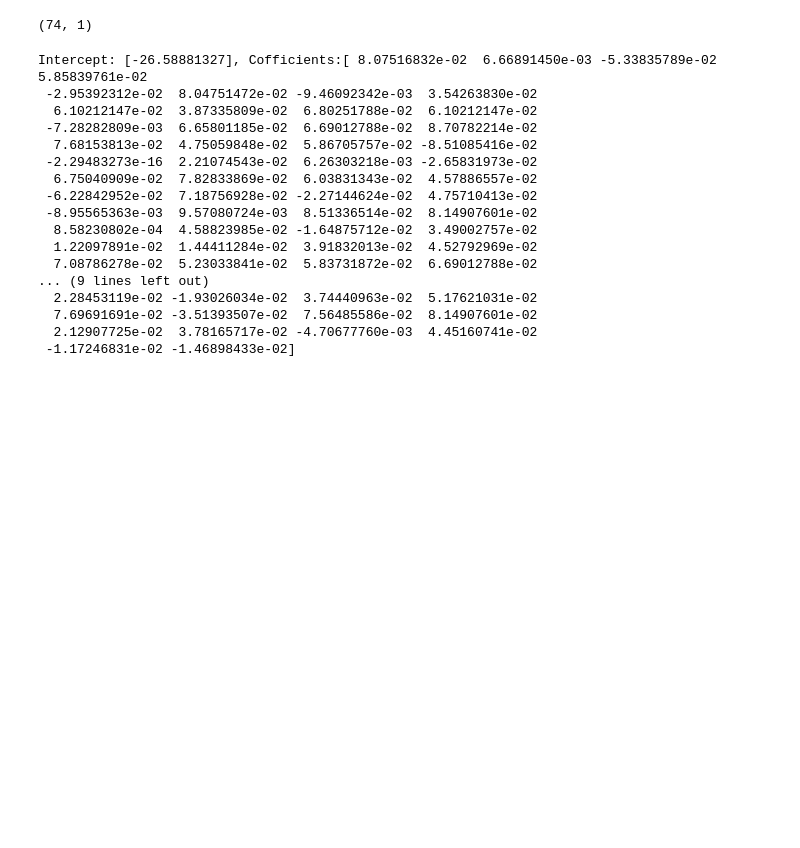
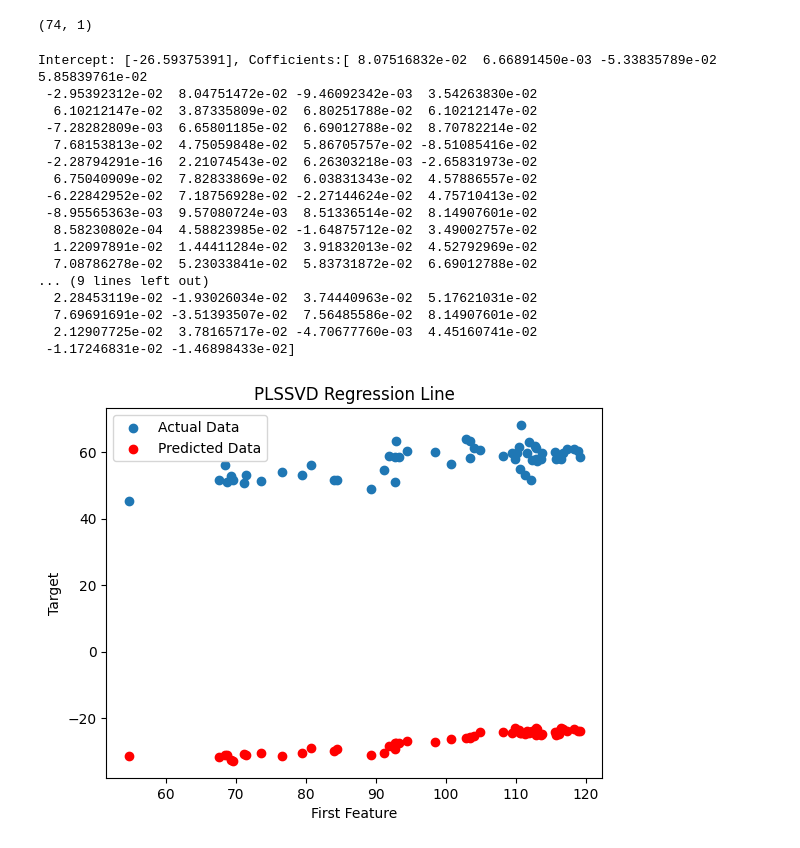
Before and after one commit to SergeiFG/Soft-Sensors, a Jupyter notebook: MakarovM/SVD.ipynb, the cells around one changed output. Cells and saved outputs as stored; diff of their text form; code cells hidden in the pictures; blank space fills up the shorter version.

Commit message:
Test2

```diff
--- a/MakarovM/SVD.ipynb
+++ b/MakarovM/SVD.ipynb
@@ -8,7 +8,7 @@ sys.path.append("..")
 import Essentials
 from numpy.linalg import svd
 # %%
-data = np.load("C:/Users/PC/Downloads/Data_First.npz",allow_pickle=True)
+data = np.load("Data_First.npz",allow_pickle=True)
 # %%
 x1 = data['X_test_1']
 x2 = data['X_train_1']
@@ -32,6 +32,8 @@ y1.shape
 # %% [output]
 (74, 1)
 # %%
+import matplotlib.pyplot as plt
+
 class PLSSVD(Essentials.SoftSensor):
     def __init__(self, X_train: np.ndarray, Y_train: np.ndarray):
         super().__init__('Test')
@@ -70,6 +72,15 @@ class PLSSVD(Essentials.SoftSensor):
         self.intercept = Y_mean - np.dot(self.means / self.stds, self.coefficients)
 
         self.set_model((self.coefficients, self.intercept))
+    def plot_regression_line(self, X, Y):
+        Y_pred = self.evaluate_model(X)
+        plt.scatter(X[:, 0], Y, label='Actual Data')
+        plt.scatter(X[:, 0], Y_pred, label='Predicted Data', color='red')
+        plt.xlabel('First Feature')
+        plt.ylabel('Target')
+        plt.title('PLSSVD Regression Line')
+        plt.legend()
+        plt.show()
 
     def __str__(self):
         return f"Intercept: {self.intercept}, Cofficients:{self.coefficients}"
@@ -78,12 +89,12 @@ Test_sensor_1 = PLSSVD(x2, y2)
 # %%
 print(Test_sensor_1)
 # %% [output]
-Intercept: [-26.58881327], Cofficients:[ 8.07516832e-02  6.66891450e-03 -5.33835789e-02  5.85839761e-02
+Intercept: [-26.59375391], Cofficients:[ 8.07516832e-02  6.66891450e-03 -5.33835789e-02  5.85839761e-02
  -2.95392312e-02  8.04751472e-02 -9.46092342e-03  3.54263830e-02
   6.10212147e-02  3.87335809e-02  6.80251788e-02  6.10212147e-02
  -7.28282809e-03  6.65801185e-02  6.69012788e-02  8.70782214e-02
   7.68153813e-02  4.75059848e-02  5.86705757e-02 -8.51085416e-02
- -2.29483273e-16  2.21074543e-02  6.26303218e-03 -2.65831973e-02
+ -2.28794291e-16  2.21074543e-02  6.26303218e-03 -2.65831973e-02
   6.75040909e-02  7.82833869e-02  6.03831343e-02  4.57886557e-02
  -6.22842952e-02  7.18756928e-02 -2.27144624e-02  4.75710413e-02
  -8.95565363e-03  9.57080724e-03  8.51336514e-02  8.14907601e-02
@@ -95,3 +106,7 @@ Intercept: [-26.58881327], Cofficients:[ 8.07516832e-02  6.66891450e-03 -5.33835
   7.69691691e-02 -3.51393507e-02  7.56485586e-02  8.14907601e-02
   2.12907725e-02  3.78165717e-02 -4.70677760e-03  4.45160741e-02
  -1.17246831e-02 -1.46898433e-02]
+# %%
+Test_sensor_1.plot_regression_line(x2,y2)
+# %% [output]
+[figure, added]
```
Also changed, not shown: 1 other file.
